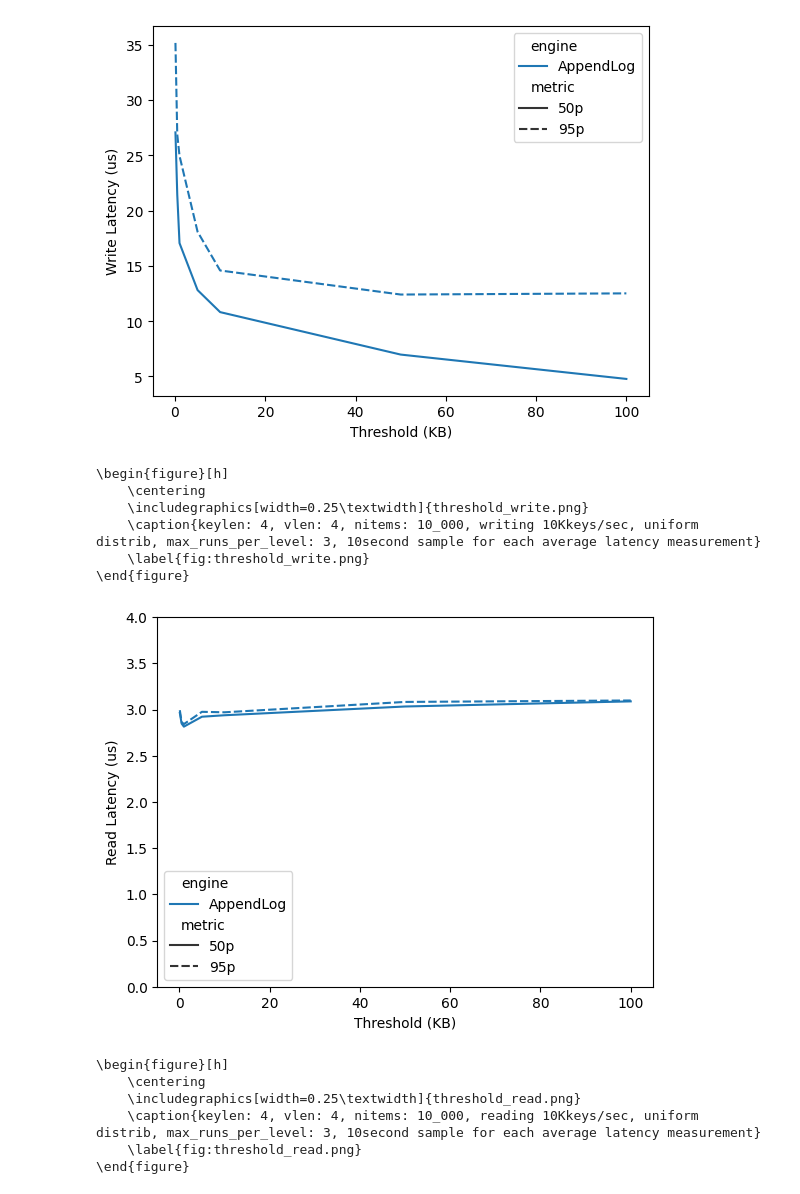
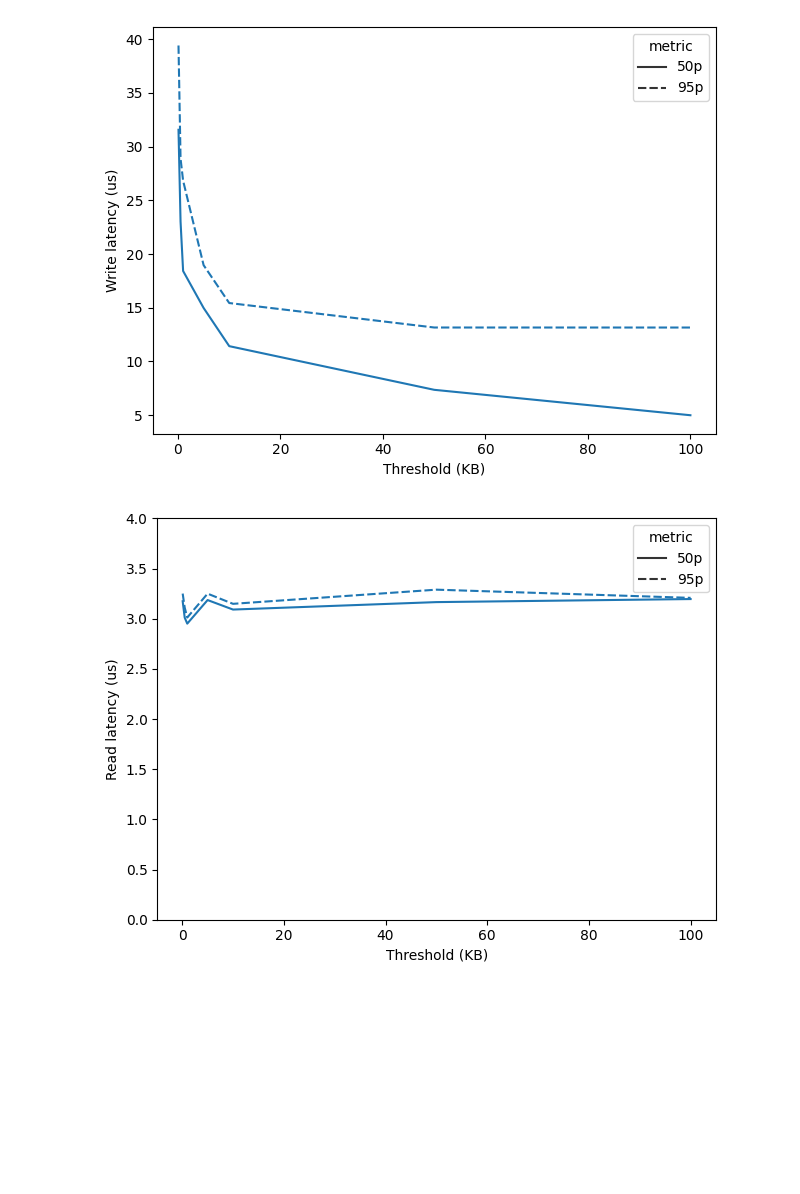
Before and after one commit to nikosgavalas/tud-thesis, a Jupyter notebook: benchmarks/threshold.ipynb, the cells around one changed output. Cells and saved outputs as stored; diff of their text form; code cells hidden in the pictures; blank space fills up the shorter version.

```diff
--- a/benchmarks/threshold.ipynb
+++ b/benchmarks/threshold.ipynb
@@ -2,10 +2,13 @@
 # writes
 
 import sys
-sys.path.append('..')
-from utils import *
-from distributions import Uniform, Zipfian, HotSet
-from kevo import LSMTree, AppendLog, HybridLog, MemOnly, PathReplica
+from numpy import percentile
+from utils import run
+from distributions import Uniform, Zipfian
+from kevo import LSMTree, AppendLog, HybridLog, MemOnly, PathRemote
+from pygav.data import lineplot, barplot, relplot
+from pygav.utils import Timer
+from utils import run
 
 
 def measure_threshold(db, distro, keys_set, vals_set, n_ops, engine, eng_comb, **args):
@@ -22,56 +25,52 @@ def measure_threshold(db, distro, keys_set, vals_set, n_ops, engine, eng_comb, *
                 db[keys_set[next(distro)]] = vals_set[next(distro)]
         latency = float(latency)
         avg_latency = latency / writes_per_sec
         # if latency < 1:
         #     sleep(1 - latency)
         latencies.append(avg_latency)
 
     res.append({'metric': '50p', 'value': percentile(latencies, 50)})
     res.append({'metric': '95p', 'value': percentile(latencies, 95)})
 
     return res
 
 
 df = run(
     [4], [4], [10_000], [0],
     [Uniform], [{'seed': [1]}],
     [AppendLog], [{
         'max_runs_per_level': [3],
         'threshold': [100, 500, 1000, 5000, 10000, 50000, 100000],
-        'replica': [None]
+        'compaction': [False],
+        'remote': [None]
     }],
     [measure_threshold], {}
 )
 
 
 data = df[['threshold', 'metric', 'value', 'engine']]
 data = data[data['metric'].isin(['50p', '95p'])]
 data['value'] = data['value'] * 1000000   #us
 data['threshold'] = data['threshold'] /1000   #us
 
-lineplot(data, 'threshold', 'value', 'threshold_write',
-         hue='engine',
-         style='metric',
-         X='Threshold (KB)', Y='Write Latency (us)',
-         caption='keylen: 4, vlen: 4, nitems: 10_000, writing 10Kkeys/sec, uniform distrib, max_runs_per_level: 3, 10second sample for each average latency measurement',
-         save=True, show=True)
+
+lineplot(data=data, x='threshold', y='value', style='metric',
+         filename='threshold_write.pdf', xlabel='Threshold (KB)',
+         ylabel='Write latency (us)')
 # %% [output]
-[figure, old version]
+[figure, new version]
-\begin{figure}[h]
-    \centering
-    \includegraphics[width=0.25\textwidth]{threshold_write.png}
-    \caption{keylen: 4, vlen: 4, nitems: 10_000, writing 10Kkeys/sec, uniform distrib, max_runs_per_level: 3, 10second sample for each average latency measurement}
-    \label{fig:threshold_write.png}
-\end{figure}
 # %%
 # reads
 
 
 import sys
-sys.path.append('..')
-from utils import *
-from distributions import Uniform, Zipfian, HotSet
-from kevo import LSMTree, AppendLog, HybridLog, MemOnly, PathReplica
+from numpy import percentile
+from utils import run
+from distributions import Uniform, Zipfian
+from kevo import LSMTree, AppendLog, HybridLog, MemOnly, PathRemote
+from pygav.data import lineplot, barplot, relplot
+from pygav.utils import Timer
+from utils import run
 
 
 def measure_threshold(db, distro, keys_set, vals_set, n_ops, engine, eng_comb, **args):
@@ -108,7 +107,8 @@ df = run(
     [AppendLog], [{
         'max_runs_per_level': [3],
         'threshold': [100, 500, 1000, 5000, 10000, 50000, 100000],
-        'replica': [None]
+        'compaction': [False],
+        'remote': [None]
     }],
     [measure_threshold], {}
 )
@@ -119,18 +119,8 @@ data = data[data['metric'].isin(['50p', '95p'])]
 data['value'] = data['value'] * 1000000   #us
 data['threshold'] = data['threshold'] /1000
 
-lineplot(data, 'threshold', 'value', 'threshold_read',
-         hue='engine',
-         style='metric',
-         X='Threshold (KB)', Y='Read Latency (us)',
-         caption='keylen: 4, vlen: 4, nitems: 10_000, reading 10Kkeys/sec, uniform distrib, max_runs_per_level: 3, 10second sample for each average latency measurement',
-         ylim=(0, 4),
-         save=True, show=True)
+lineplot(data=data, x='threshold', y='value', style='metric', ylim=(0, 4),
+         filename='threshold_read.pdf', xlabel='Threshold (KB)',
+         ylabel='Read latency (us)')
 # %% [output]
-[figure, old version]
+[figure, new version]
-\begin{figure}[h]
-    \centering
-    \includegraphics[width=0.25\textwidth]{threshold_read.png}
-    \caption{keylen: 4, vlen: 4, nitems: 10_000, reading 10Kkeys/sec, uniform distrib, max_runs_per_level: 3, 10second sample for each average latency measurement}
-    \label{fig:threshold_read.png}
-\end{figure}
```
Also changed, not shown: parts of 1 cell of this notebook, 34 other files.
